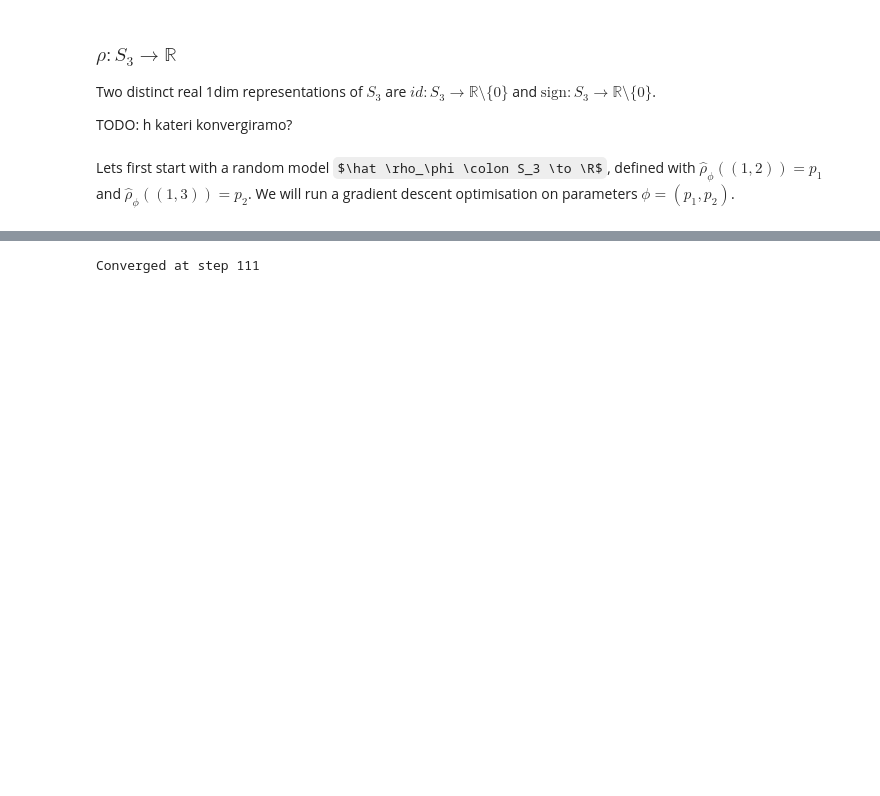
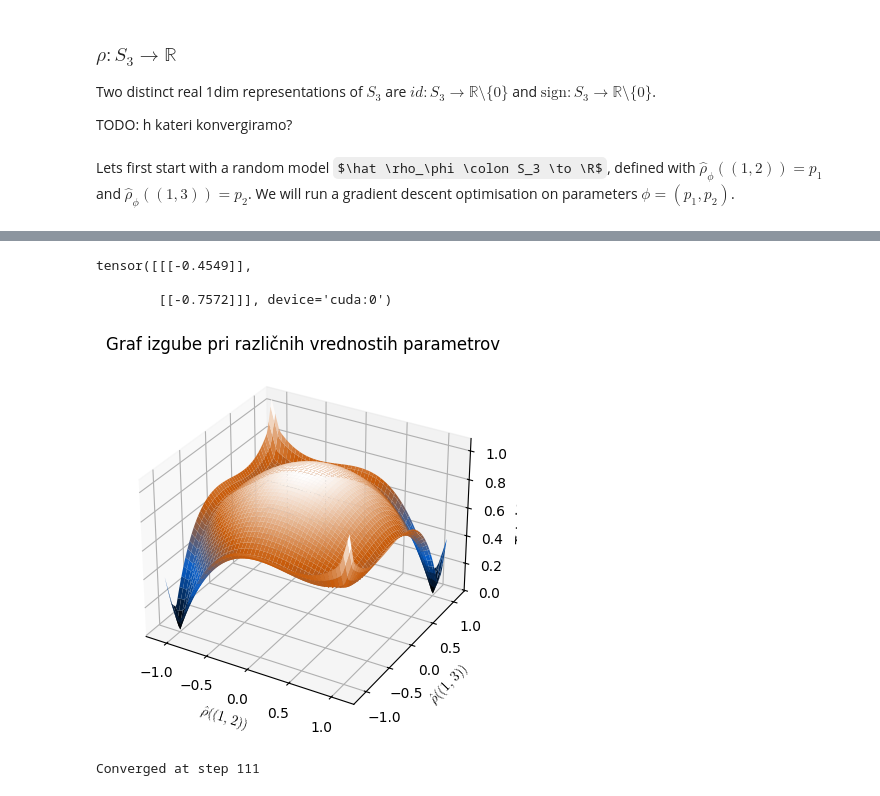
Before and after one commit to urhprimozic/gofi, a Jupyter notebook: gofi/analysis.ipynb, the cells around one changed output, grey strips where cells are left out. Saved outputs shown, nothing was run; the diff lists cells and outputs as text; code cells hidden in the pictures; some formulas as TeX source; blank space fills up the shorter version.

Commit message:
3d plot for 3s to R

```diff
--- a/gofi/analysis.ipynb
+++ b/gofi/analysis.ipynb
@@ -48,3 +49,57 @@ p_2 = 0.21710216999053955
+# %%
+model = GeneratorModel(demo_S3, 1).to(device)
+#model.weights.data = torch.tensor([0.5, 0.5], device=device)
+
+import numpy as np
+p1 = np.linspace(-2, 2, 100)
+p2 = np.linspace(-2, 2, 100)
+P1, P2 = np.meshgrid(p1, p2)
+Z = np.zeros_like(P1)
+
+#model.weights.data = torch.tensor((P1[i, j], P2[i, j] ), device=device)
+model.weights.data
+# %% [output]
+tensor([[[-0.4549]],
+
+        [[-0.7572]]], device='cuda:0')
+# %%
+# 3d plot of loss landscape
+import matplotlib.pyplot as plt
+from mpl_toolkits.mplot3d import Axes3D
+import numpy as np
+from gofi.plot.colors import blueorange, bluedarkorange
+
+model = GeneratorModel(demo_S3, 1).to(device)
+
+a = -1.1
+b = 1.1
+
+p1 = np.linspace(a, b, 100)
+p2 = np.linspace(a, b, 100)
+P1, P2 = np.meshgrid(p1, p2)
+Z = np.zeros_like(P1)
+
+for i in range(P1.shape[0]):
+    for j in range(P1.shape[1]):
+        p1 = P1[i, j].item()
+        p2 = P2[i, j].item()
+        model.weights.data = torch.tensor([[[p1]], [[p2]]], device=device)
+        #model = GeneratorModel(demo_S3, 1, params).to(device)
+      #  model.weights.data = torch.tensor((P1[i, j], P2[i, j] ), device=device)
+        Z[i, j] = relation_loss_generator(model).item()
+
+
+fig = plt.figure()
+ax = fig.add_subplot(111, projection='3d')
+ax.plot_surface(P1, P2, Z, cmap=bluedarkorange)
+ax.set_title("Graf izgube pri različnih vrednostih parametrov")
+#plt.title("Trajektorije učenja z različnimi začetnimi parametri")
+ax.set_xlabel("$\\hat\\rho((1,2))$", usetex=True)
+ax.set_ylabel("$\\hat\\rho((1,3))$", usetex=True)
+ax.set_zlabel('Total Loss')
+plt.show()
+# %% [output]
+[figure, added]
 # %%
 # draw differet trajectories
 n_samples = 100
```
Also changed, not shown: parts of 1 cell of this notebook, 10 other files.
